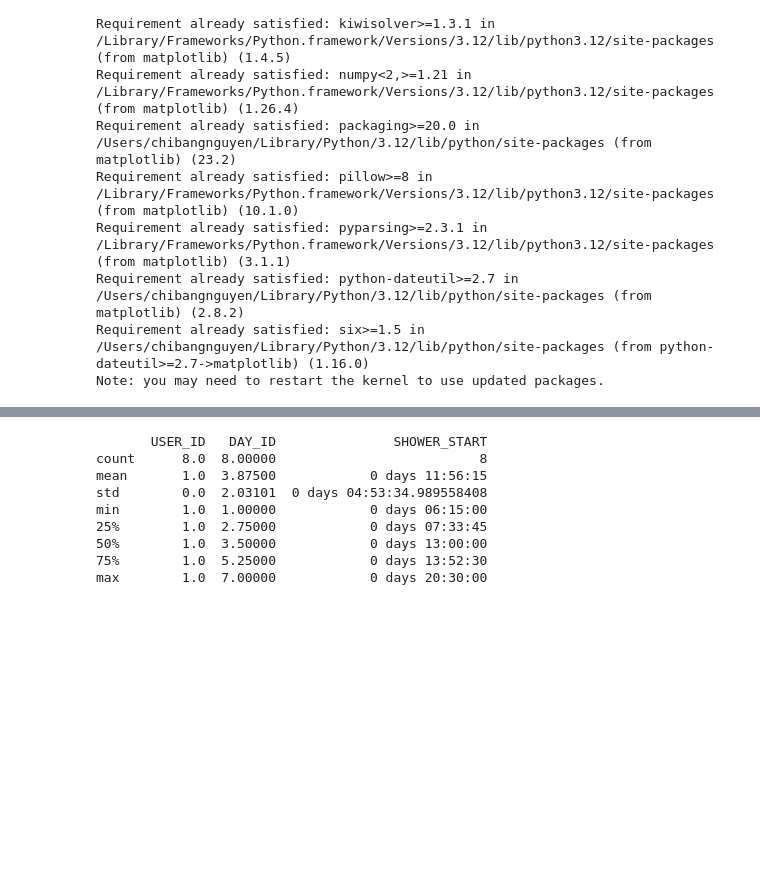
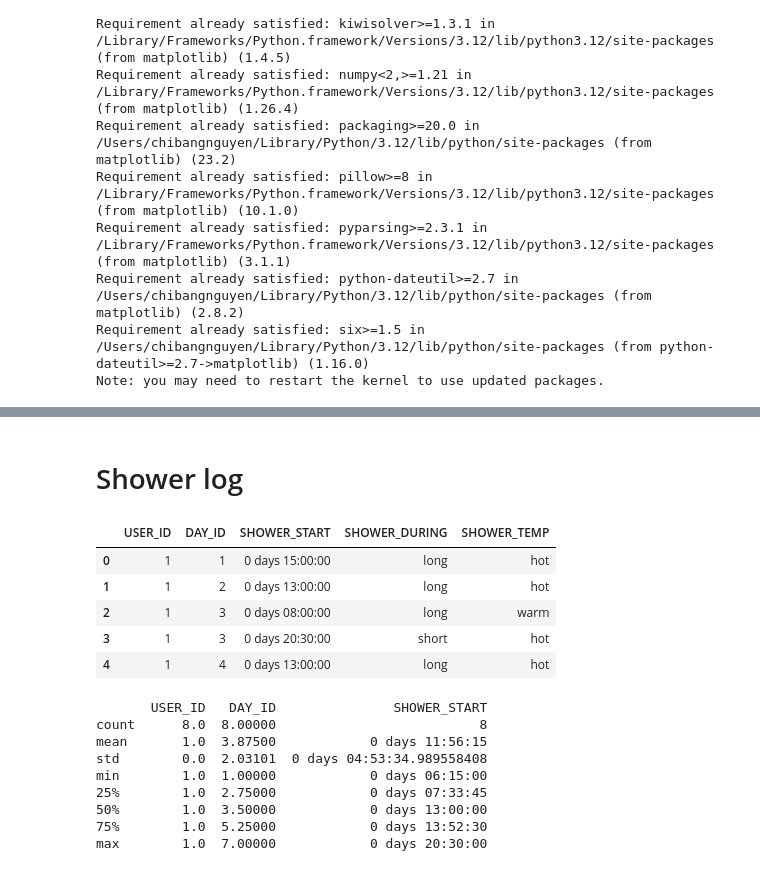
Before and after one commit to Bancie/LearningDB, a Jupyter notebook: da/da_test.ipynb, the cells around one changed output, grey strips where cells are left out. Saved outputs shown, nothing was run; the diff lists cells and outputs as text; code cells hidden in the pictures; blank space fills up the shorter version.

```diff
--- a/da/da_test.ipynb
+++ b/da/da_test.ipynb
@@ -59,6 +79,8 @@ dbname = os.getenv("DB_NAME")
 
 from sqlalchemy import create_engine
 engine = create_engine(f"mysql+mysqlconnector://{user}:{password}@{host}/{dbname}")
+# %% [markdown]
+# Shower log
 # %%
 import pandas as pd
 
@@ -66,5 +87,14 @@ import pandas as pd
 query = "SELECT * FROM SHOWER_LOG"
 df = pd.read_sql(query, engine)
+# %%
+df.head()
+# %% [output]
+|  | USER_ID | DAY_ID | SHOWER_START | SHOWER_DURING | SHOWER_TEMP |
+| 0 | 1 | 1 | 0 days 15:00:00 | long | hot |
+| 1 | 1 | 2 | 0 days 13:00:00 | long | hot |
+| 2 | 1 | 3 | 0 days 08:00:00 | long | warm |
+| 3 | 1 | 3 | 0 days 20:30:00 | short | hot |
+| 4 | 1 | 4 | 0 days 13:00:00 | long | hot |
 # %%
 print(df.describe())
 # %% [output]
```
Also changed, not shown: parts of 9 cells of this notebook.
